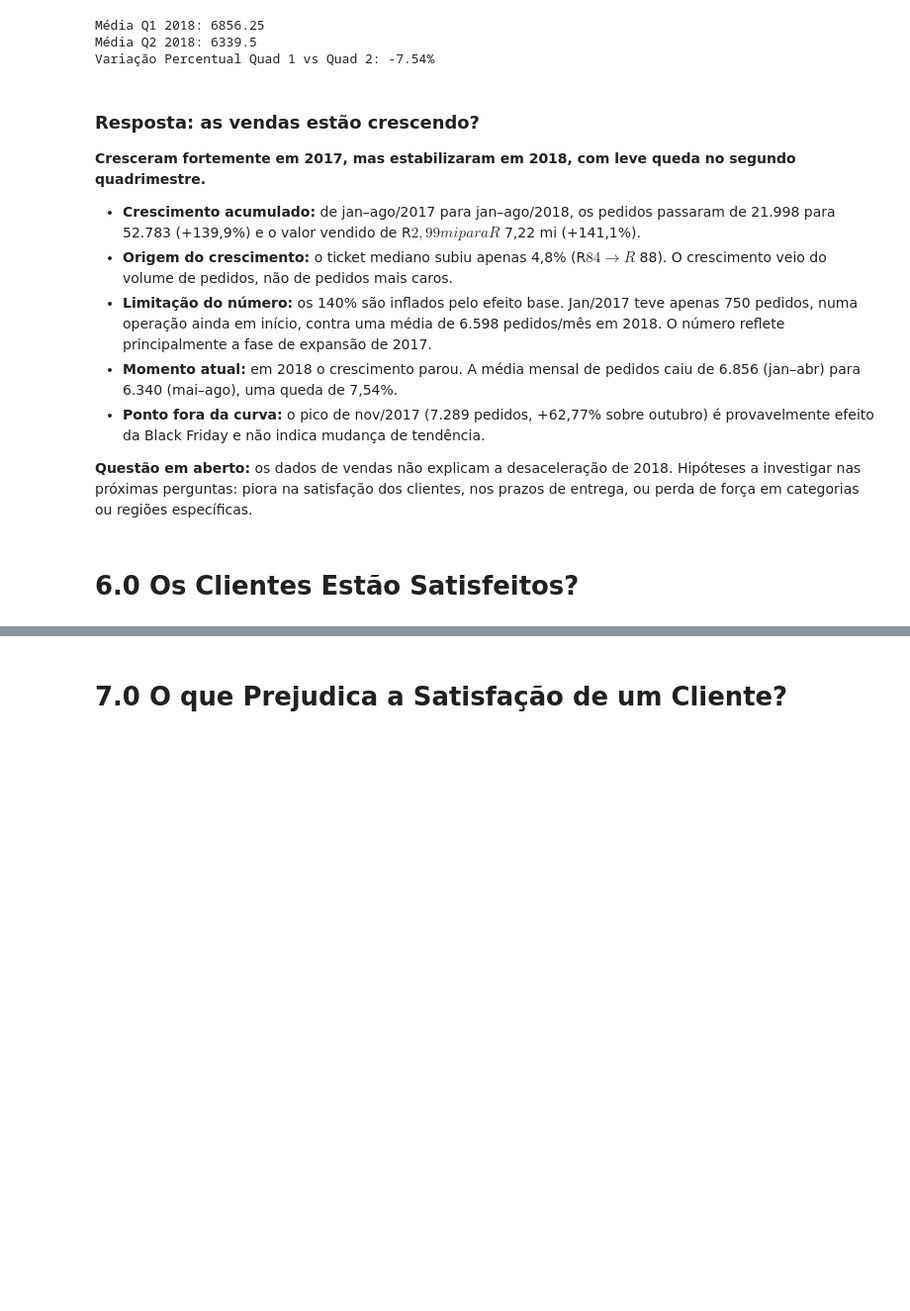
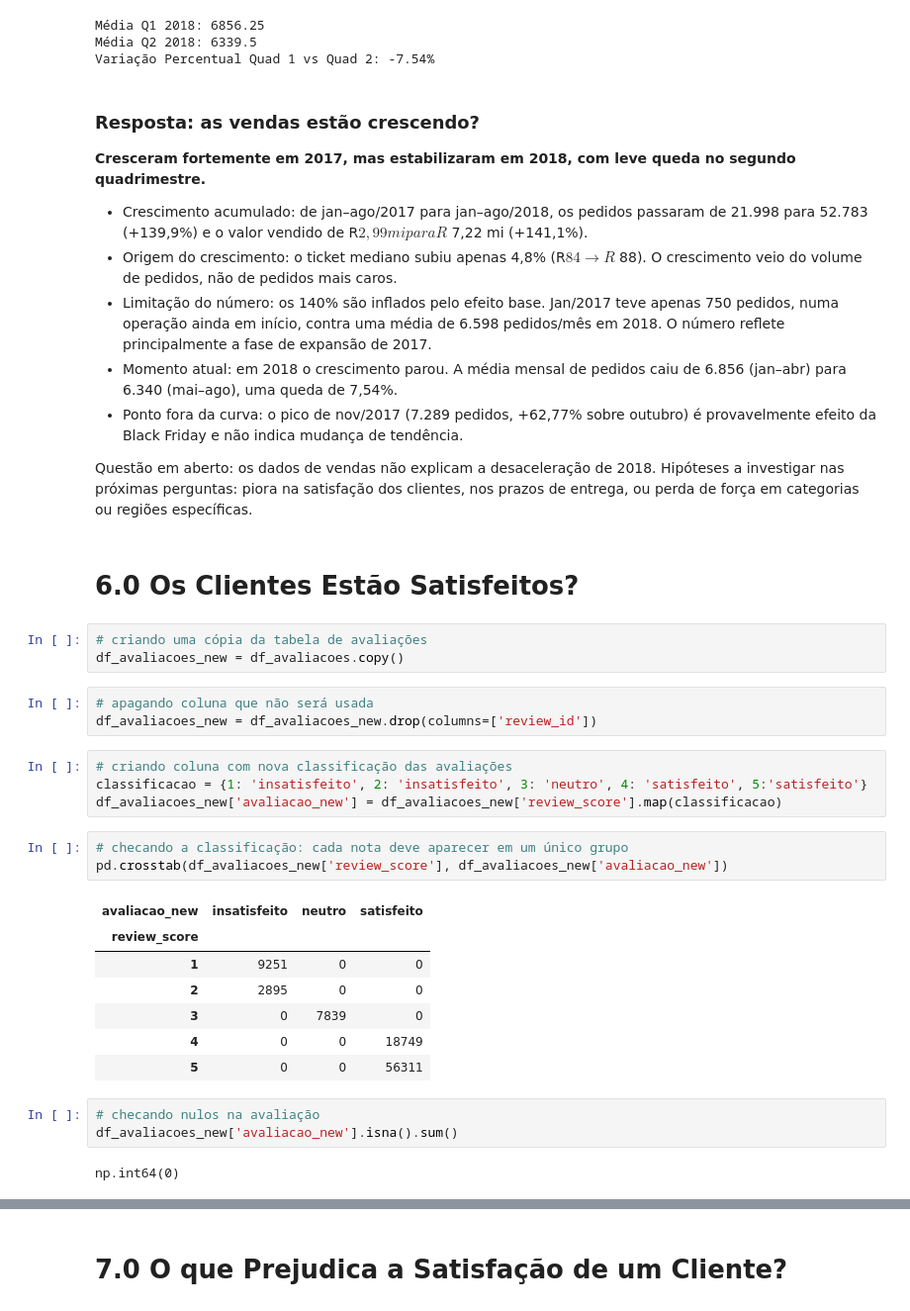
Before and after one commit to alefaizi/tech-challenge-olist, a Jupyter notebook: notebooks/03_analise.ipynb, the cells around one changed output, grey strips where cells are left out. Shown at 99% size. Drawn from its saved outputs; the diff is of its cells as text; blank space fills up the shorter version.

Commit message:
começando segunda análise e atualizando README

```diff
--- a/notebooks/03_analise.ipynb
+++ b/notebooks/03_analise.ipynb
@@ -255,12 +255,38 @@ Variação Percentual Quad 1 vs Quad 2: -7.54%
 
 **Cresceram fortemente em 2017, mas estabilizaram em 2018, com leve queda no segundo quadrimestre.**
 
-- **Crescimento acumulado:** de jan–ago/2017 para jan–ago/2018, os pedidos passaram de 21.998 para 52.783 (+139,9%) e o valor vendido de R$ 2,99 mi para R$ 7,22 mi (+141,1%).
-- **Origem do crescimento:** o ticket mediano subiu apenas 4,8% (R$ 84 → R$ 88). O crescimento veio do volume de pedidos, não de pedidos mais caros.
-- **Limitação do número:** os 140% são inflados pelo efeito base. Jan/2017 teve apenas 750 pedidos, numa operação ainda em início, contra uma média de 6.598 pedidos/mês em 2018. O número reflete principalmente a fase de expansão de 2017.
-- **Momento atual:** em 2018 o crescimento parou. A média mensal de pedidos caiu de 6.856 (jan–abr) para 6.340 (mai–ago), uma queda de 7,54%.
-- **Ponto fora da curva:** o pico de nov/2017 (7.289 pedidos, +62,77% sobre outubro) é provavelmente efeito da Black Friday e não indica mudança de tendência.
+- Crescimento acumulado: de jan–ago/2017 para jan–ago/2018, os pedidos passaram de 21.998 para 52.783 (+139,9%) e o valor vendido de R$ 2,99 mi para R$ 7,22 mi (+141,1%).
+- Origem do crescimento: o ticket mediano subiu apenas 4,8% (R$ 84 → R$ 88). O crescimento veio do volume de pedidos, não de pedidos mais caros.
+- Limitação do número: os 140% são inflados pelo efeito base. Jan/2017 teve apenas 750 pedidos, numa operação ainda em início, contra uma média de 6.598 pedidos/mês em 2018. O número reflete principalmente a fase de expansão de 2017.
+- Momento atual: em 2018 o crescimento parou. A média mensal de pedidos caiu de 6.856 (jan–abr) para 6.340 (mai–ago), uma queda de 7,54%.
+- Ponto fora da curva: o pico de nov/2017 (7.289 pedidos, +62,77% sobre outubro) é provavelmente efeito da Black Friday e não indica mudança de tendência.
 
-**Questão em aberto:** os dados de vendas não explicam a desaceleração de 2018. Hipóteses a investigar nas próximas perguntas: piora na satisfação dos clientes, nos prazos de entrega, ou perda de força em categorias ou regiões específicas.
+Questão em aberto: os dados de vendas não explicam a desaceleração de 2018. Hipóteses a investigar nas próximas perguntas: piora na satisfação dos clientes, nos prazos de entrega, ou perda de força em categorias ou regiões específicas.
 # %% [markdown]
 # 6.0 Os Clientes Estão Satisfeitos?
+# %%
+# criando uma cópia da tabela de avaliações
+df_avaliacoes_new = df_avaliacoes.copy()
+# %%
+# apagando coluna que não será usada
+df_avaliacoes_new = df_avaliacoes_new.drop(columns=['review_id'])
+# %%
+# criando coluna com nova classificação das avaliações
+classificacao = {1: 'insatisfeito', 2: 'insatisfeito', 3: 'neutro', 4: 'satisfeito', 5:'satisfeito'}
+df_avaliacoes_new['avaliacao_new'] = df_avaliacoes_new['review_score'].map(classificacao)
+# %%
+# checando a classificação: cada nota deve aparecer em um único grupo
+pd.crosstab(df_avaliacoes_new['review_score'], df_avaliacoes_new['avaliacao_new'])
+# %% [output]
+| avaliacao_new | insatisfeito | neutro | satisfeito |
+| review_score |  |  |  |
+| 1 | 9251 | 0 | 0 |
+| 2 | 2895 | 0 | 0 |
+| 3 | 0 | 7839 | 0 |
+| 4 | 0 | 0 | 18749 |
+| 5 | 0 | 0 | 56311 |
+# %%
+# checando nulos na avaliação
+df_avaliacoes_new['avaliacao_new'].isna().sum()
+# %% [output]
+np.int64(0)
```
Also changed, not shown: parts of 7 cells of this notebook, 1 other file.
